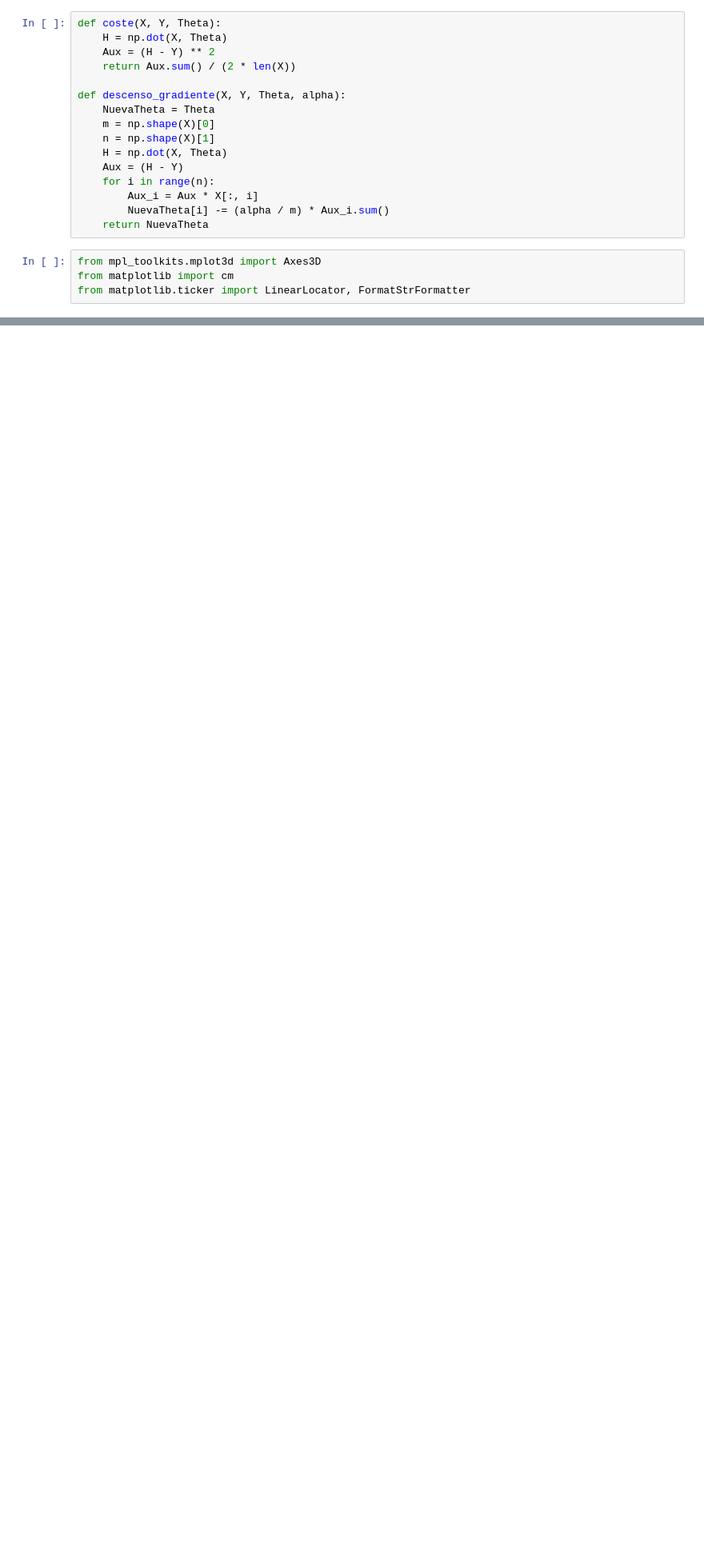
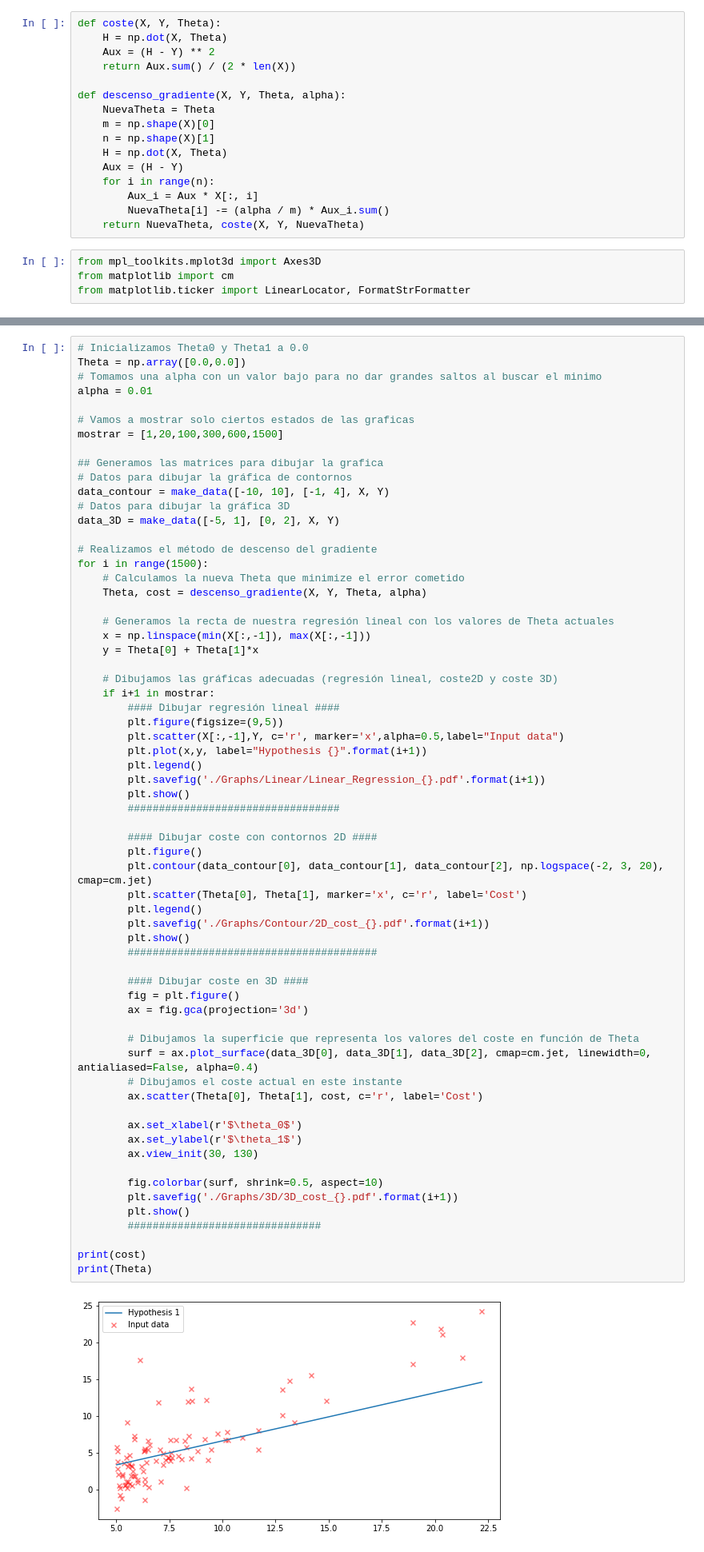
Before and after one commit to pablodll/Aprendizaje-Automatico, a Jupyter notebook: Practica1/Practica1.ipynb, the cells around one changed output, grey strips where cells are left out. Shown at 80% size. Saved outputs shown, nothing was run; the diff lists cells and outputs as text; blank space fills up the shorter version.

Commit message:
Mas graficas 3d

```diff
--- a/Practica1/Practica1.ipynb
+++ b/Practica1/Practica1.ipynb
@@ -43,7 +43,7 @@ def descenso_gradiente(X, Y, Theta, alpha):
     for i in range(n):
         Aux_i = Aux * X[:, i]
         NuevaTheta[i] -= (alpha / m) * Aux_i.sum()
-    return NuevaTheta
+    return NuevaTheta, coste(X, Y, NuevaTheta)
 # %%
 from mpl_toolkits.mplot3d import Axes3D
 from matplotlib import cm
@@ -154,0 +68,66 @@ fig.colorbar(surf, shrink=0.5, aspect=10)
+# %%
+# Inicializamos Theta0 y Theta1 a 0.0
+Theta = np.array([0.0,0.0])
+# Tomamos una alpha con un valor bajo para no dar grandes saltos al buscar el minimo
+alpha = 0.01
+
+# Vamos a mostrar solo ciertos estados de las graficas
+mostrar = [1,20,100,300,600,1500]
+
+## Generamos las matrices para dibujar la grafica
+# Datos para dibujar la gráfica de contornos
+data_contour = make_data([-10, 10], [-1, 4], X, Y)
+# Datos para dibujar la gráfica 3D
+data_3D = make_data([-5, 1], [0, 2], X, Y)
+
+# Realizamos el método de descenso del gradiente
+for i in range(1500):
+    # Calculamos la nueva Theta que minimize el error cometido
+    Theta, cost = descenso_gradiente(X, Y, Theta, alpha)
+
+    # Generamos la recta de nuestra regresión lineal con los valores de Theta actuales
+    x = np.linspace(min(X[:,-1]), max(X[:,-1]))
+    y = Theta[0] + Theta[1]*x
+
+    # Dibujamos las gráficas adecuadas (regresión lineal, coste2D y coste 3D)
+    if i+1 in mostrar:
+        #### Dibujar regresión lineal ####
+        plt.figure(figsize=(9,5))
+        plt.scatter(X[:,-1],Y, c='r', marker='x',alpha=0.5,label="Input data")
+        plt.plot(x,y, label="Hypothesis {}".format(i+1))
+        plt.legend()
+        plt.savefig('./Graphs/Linear/Linear_Regression_{}.pdf'.format(i+1))
+        plt.show()
+        ##################################
+
+        #### Dibujar coste con contornos 2D ####
+        plt.figure()
+        plt.contour(data_contour[0], data_contour[1], data_contour[2], np.logspace(-2, 3, 20), cmap=cm.jet)
+        plt.scatter(Theta[0], Theta[1], marker='x', c='r', label='Cost')
+        plt.legend()
+        plt.savefig('./Graphs/Contour/2D_cost_{}.pdf'.format(i+1))
+        plt.show()
+        ########################################
+
+        #### Dibujar coste en 3D ####
+        fig = plt.figure()
+        ax = fig.gca(projection='3d')
+
+        # Dibujamos la superficie que representa los valores del coste en función de Theta
+        surf = ax.plot_surface(data_3D[0], data_3D[1], data_3D[2], cmap=cm.jet, linewidth=0, antialiased=False, alpha=0.4)
+        # Dibujamos el coste actual en este instante
+        ax.scatter(Theta[0], Theta[1], cost, c='r', label='Cost')
+
+        ax.set_xlabel(r'$\theta_0$')
+        ax.set_ylabel(r'$\theta_1$')
+        ax.view_init(30, 130)
+
+        fig.colorbar(surf, shrink=0.5, aspect=10)
+        plt.savefig('./Graphs/3D/3D_cost_{}.pdf'.format(i+1))
+        plt.show()
+        ###############################
+
+print(cost)
+print(Theta)
+# %% [output]
+[figure, added]
```
Also changed, not shown: parts of 3 cells of this notebook, 18 other files.
